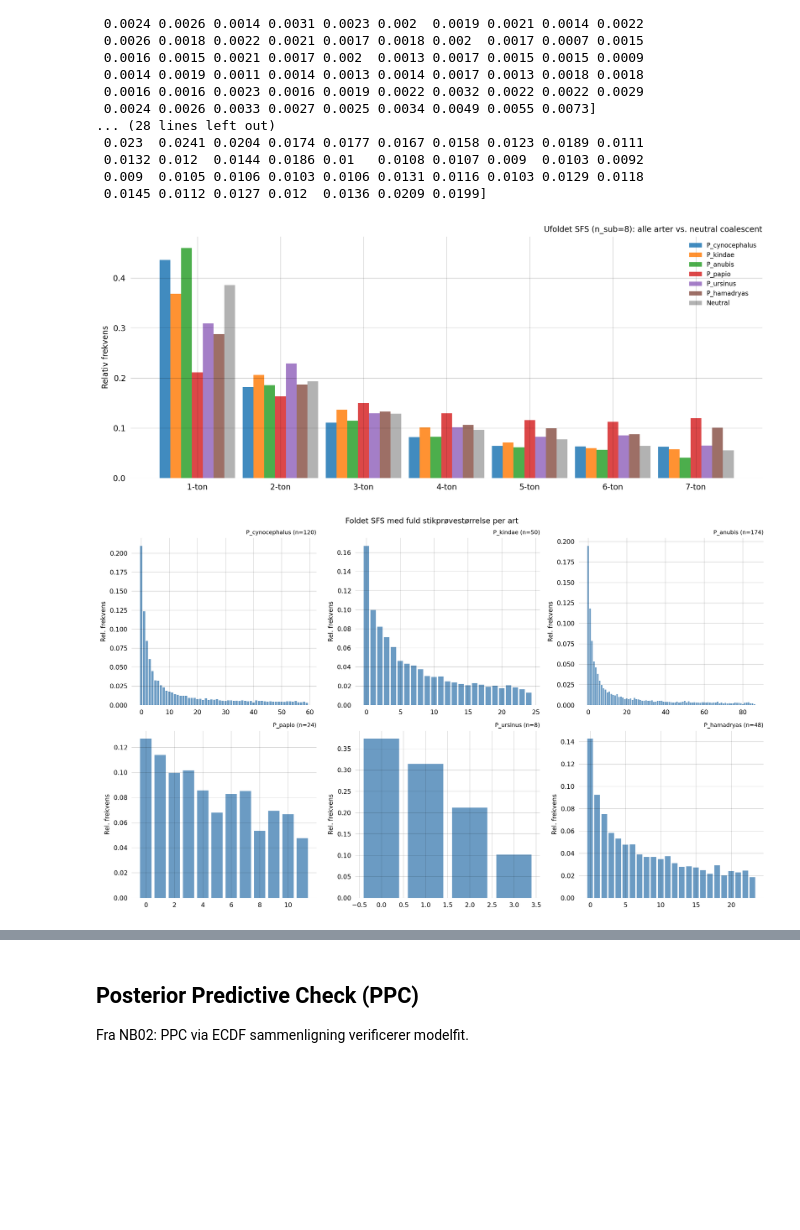
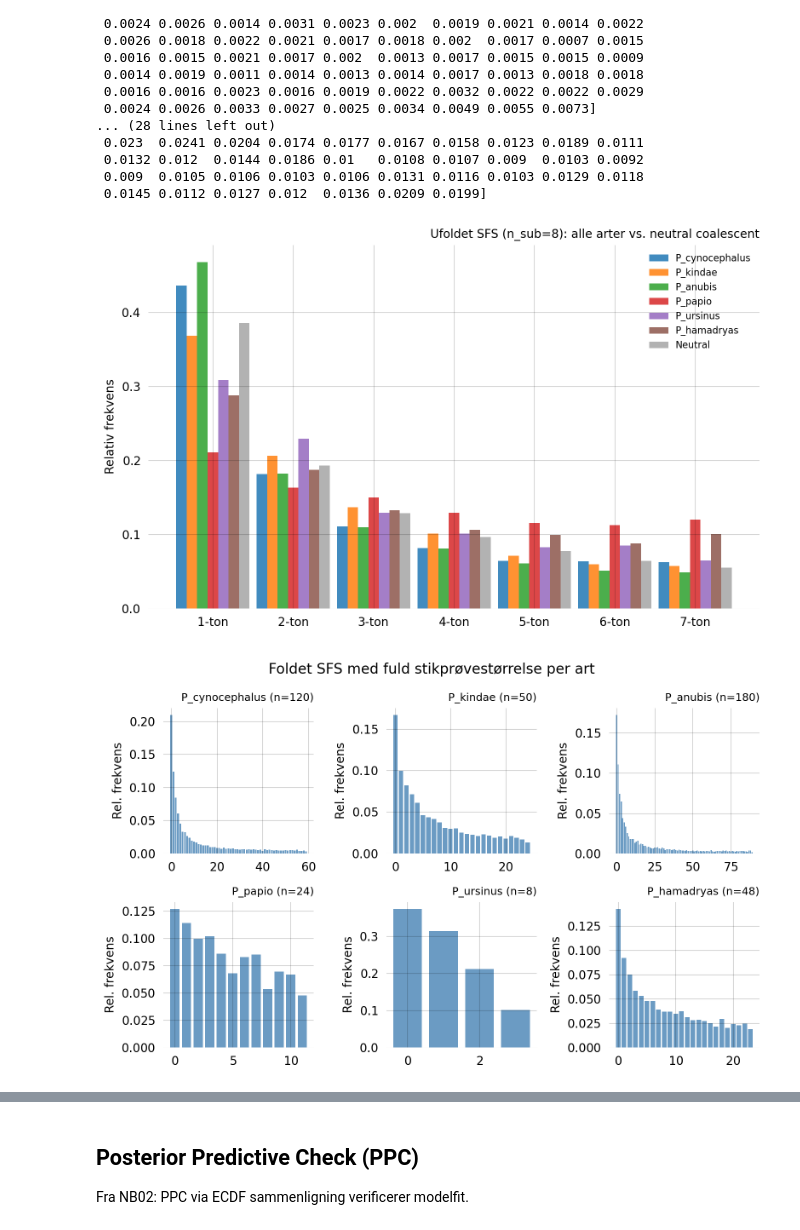
Before and after one commit to munch-group/emma-giraf, a Jupyter notebook: notebooks/07a_bavian_data.ipynb, the cells around one changed output, grey strips where cells are left out. Saved outputs shown, nothing was run; the diff lists cells and outputs as text; code cells hidden in the pictures; blank space fills up the shorter version.

```diff
--- a/notebooks/07a_bavian_data.ipynb
+++ b/notebooks/07a_bavian_data.ipynb
@@ -156,11 +159,12 @@ population_map = {
                             'PD_0641', 'PD_0642', 'PD_0649', 'PD_0650', 'PD_0651', 'PD_0652',
                             'PD_0653', 'PD_0654', 'PD_0674', 'PD_0675', 'PD_0676', 'PD_0677',
                             'PD_0678', 'PD_0679', 'PD_0680', 'PD_0681', 'PD_0682', 'PD_0683',
-                            'PD_0684', 'PD_0685', 'PD_0686', 'PD_0719', 'PD_0720', 'PD_0721',
+                            'PD_0684', 'PD_0685', 'PD_0686', 'PD_0720', 'PD_0721',
                             'PD_0722', 'PD_0723', 'PD_0724', 'PD_0725', 'PD_0726', 'PD_0727',
                             'PD_0728', 'PD_0729', 'PD_0730', 'PD_0731', 'PD_0732', 'PD_0733',
                             'PD_0734', 'PD_0735', 'PD_0736', 'PD_0737', 'PD_0738' 'PD_0739',
-                            'PD_0740', 'PD_0741', 'PD_0742', 'PD_0743', 'PD_0744'],
+                            'PD_0740', 'PD_0741', 'PD_0742', 'PD_0743', 'PD_0744', 'PD_0204',
+                            'PD_0205', 'PD_0206', 'PD_0207',],
     # P. Papio - Niokolo Koba, Senegal
     "P_papio":          ['PD_0390', 'PD_0391',
                          'PD_0392', 'PD_0393', 'PD_0394', 'PD_0395', 'PD_0396', 'PD_0397',
@@ -556,32 +560,32 @@ P_cynocephalus        : unfolded=[0.2022 0.1179 0.0795 0.0569 0.0421 0.0299 0.02
 # %%
 #| label: fig-sfs-bavian
 #| fig-cap: "Ufoldet SFS for alle bavianarter subsampled til $n_{\text{min}} = 8$ haplotyper. *P. cynocephalus* og *P. anubis* viser overskud af singletons konsistent med negative Tajimas $D$-værdier. *P. papio* viser en relativt flad SFS konsistent med flaskehals."
 
 # Ufoldet SFS: alle arter subsampled til n_min til direkte sammenligning
 x = np.arange(n_min - 1); w = 0.13
-fig, ax = plt.subplots(figsize=(12, 5))
+fig, ax = plt.subplots(figsize=(8, 5))
 for idx, (name, sfs) in enumerate(sfs_unfolded_min.items()):
     ax.bar(x + idx*w, sfs, w, label=name, alpha=0.85)
 a_n = sum(1/k for k in range(1, n_min))
 neutral = [1/(k+1)/a_n for k in range(n_min-1)]
 ax.bar(x + len(sfs_unfolded_min)*w, neutral, w, label='Neutral', color='k', alpha=0.3)
 ax.set_xticks(x + w*3); ax.set_xticklabels([f"{i+1}-ton" for i in range(n_min-1)])
 ax.set_ylabel('Relativ frekvens')
 ax.set_title(f'Ufoldet SFS (n_sub={n_min}): alle arter vs. neutral coalescent')
 ax.legend(fontsize=8); plt.tight_layout(); plt.show()
 
 # Foldet SFS med fuld n per art
-fig, axes = plt.subplots(2, 3, figsize=(15, 9))
+fig, axes = plt.subplots(2, 3, figsize=(8, 5))
 for ax, (name, sfs) in zip(axes.flat, sfs_folded_full.items()):
     n_full = int(populations[name]['nr_samples'].max())
     ax.bar(range(len(sfs)), sfs, color='steelblue', alpha=0.8)
     ax.set_title(f'{name} (n={n_full})', fontsize=9)
     ax.set_ylabel('Rel. frekvens')
 plt.suptitle('Foldet SFS med fuld stikprøvestørrelse per art', fontsize=12)
-plt.tight_layout(); plt.show()
+plt.tight_layout(); plt.show();
 # %% [output]
-[figure, old version]
+[figure, new version]
-[figure, old version]
+[figure, new version]
 # %% [markdown]
 ## SVGD-inferens af $\theta$ per population
 
```
Also changed, not shown: parts of 34 cells of this notebook, 10 other files.
